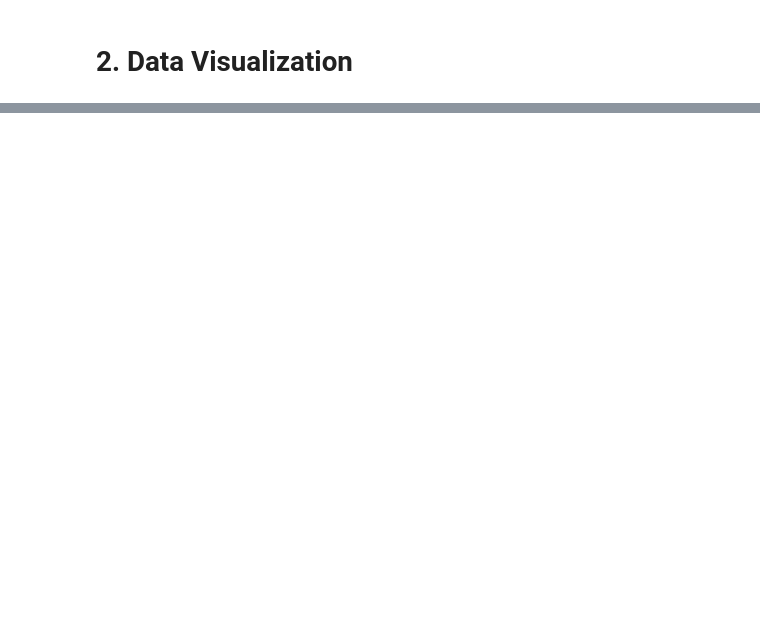
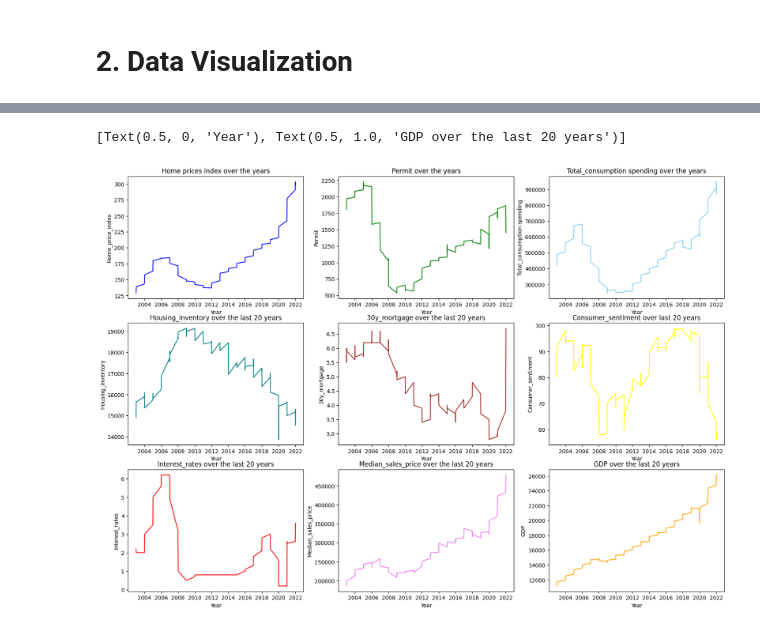
Before and after one commit to SabahatAnsari/HomePrice-USA, a Jupyter notebook: us-home-price.ipynb, the cells around one changed output, grey strips where cells are left out. Cells and saved outputs as stored; diff of their text form; code cells hidden in the pictures; blank space fills up the shorter version.

```diff
--- a/us-home-price.ipynb
+++ b/us-home-price.ipynb
@@ -213,0 +205,17 @@ sns.lineplot(data=df,x='Date',y='Monthly_supply',color='red',)
+# %%
+#ploting the data in single fig using pyplot
+figure,ax = plt.subplots(nrows=3,ncols=3,figsize=(20,14))
+sns.lineplot(ax = ax[0,0],data=df,x='Date',y='Home_price_index',color='blue').set(xlabel = 'Year',title='Home prices index over the years')
+sns.lineplot(ax = ax[0,1],data=df,x='Date',y='Permit',color='green').set(xlabel = 'Year',title='Permit over the years')
+sns.lineplot(ax = ax[0,2],data=df,x='Date',y='Total_consumption spending',color='skyblue').set(xlabel = 'Year',title='Total_consumption spending over the years')
+
+sns.lineplot(ax = ax[1,0],data =df,x='Date',y='Housing_inventory', color = 'teal').set(xlabel = 'Year',title='Housing_inventory over the last 20 years')
+sns.lineplot(ax = ax[1,1],data=df,x='Date',y='30y_mortgage', color = 'brown').set(xlabel = 'Year',title='30y_mortgage over the last 20 years')
+sns.lineplot(ax = ax[1,2],data=df,x='Date',y='Consumer_sentiment',color = 'yellow').set(xlabel = 'Year',title='Consumer_sentiment over last 20 years')
+
+sns.lineplot(ax = ax[2,0],data=df,x='Date',y='Interest_rates', color = 'red').set(xlabel = 'Year',title='Interest_rates over the last 20 years')
+sns.lineplot(ax = ax[2,1],data=df,x='Date',y='Median_sales_price', color = 'violet').set(xlabel = 'Year',title='Median_sales_price over the last 20 years')
+sns.lineplot(ax = ax[2,2],data=df,x='Date',y='GDP', color = 'orange').set(xlabel = 'Year',title='GDP over the last 20 years')
+# %% [output]
+[Text(0.5, 0, 'Year'), Text(0.5, 1.0, 'GDP over the last 20 years')]
+[figure, added]
```
Also changed, not shown: parts of 33 cells of this notebook.
